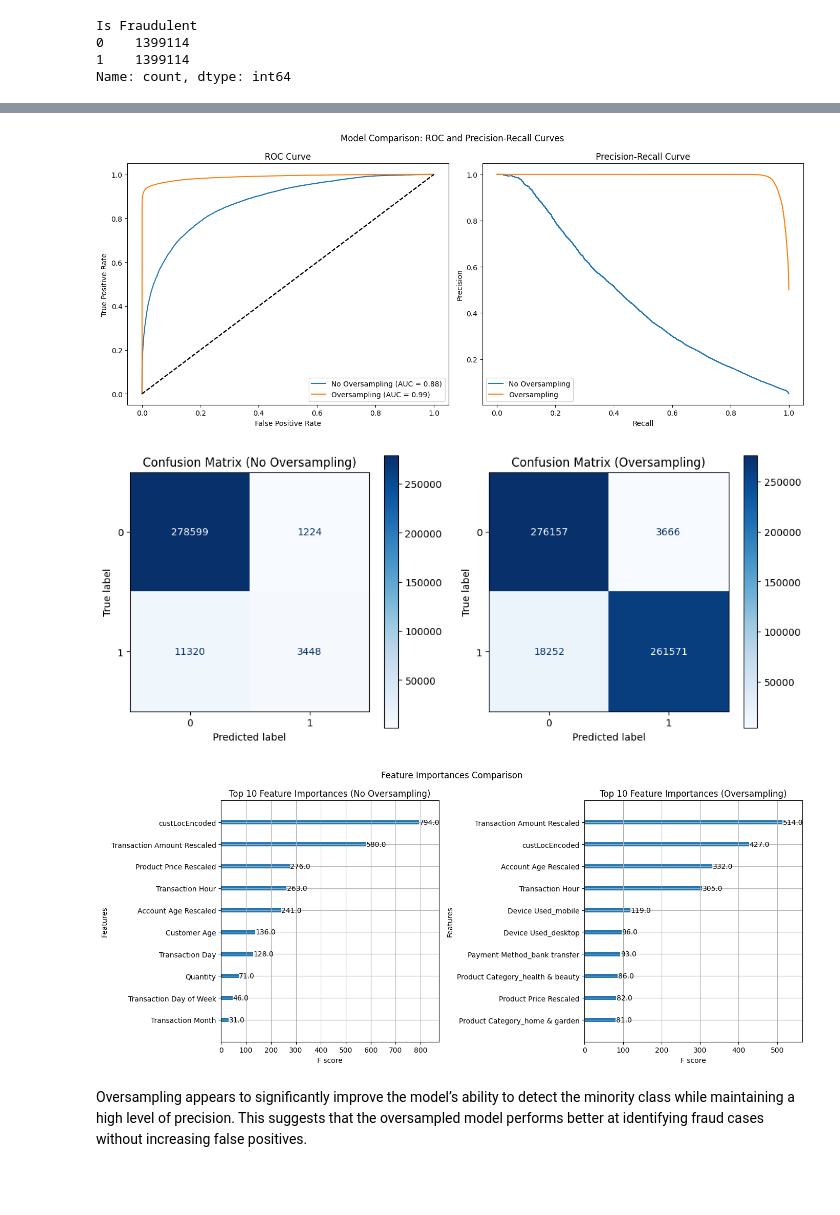
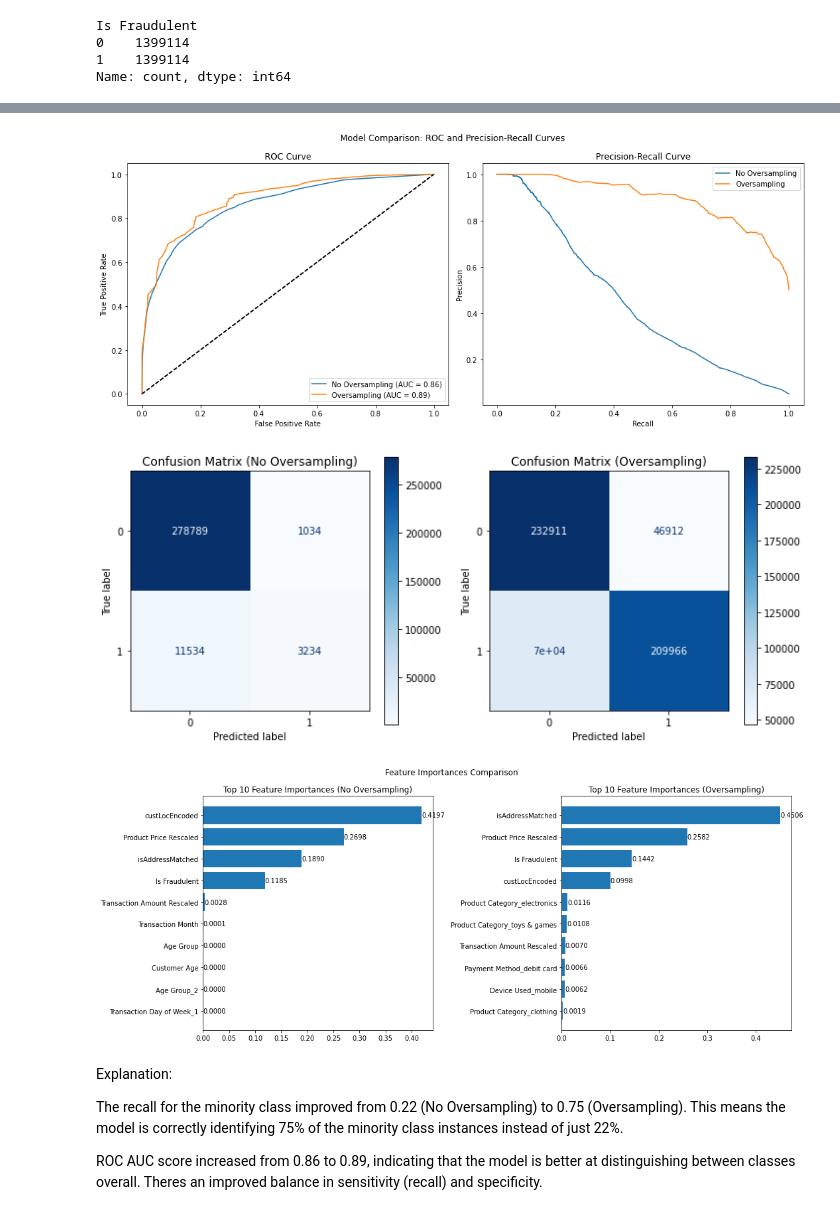
Before and after one commit to shawncch/bt4012_Group28, a Jupyter notebook: randomforest.ipynb, the cells around one changed output, grey strips where cells are left out. Cells and saved outputs as stored; diff of their text form; code cells hidden in the pictures; blank space fills up the shorter version.

```diff
--- a/randomforest.ipynb
+++ b/randomforest.ipynb
@@ -25,3 +11,5 @@ data = pd.read_csv(io.BytesIO(response['Body'].read()))
+# %%
+data = pd.read_csv('/Users/justinlum/Downloads/NUS/AY2425S1/BT4012/Project file/Fraudulent_E-Commerce_Transaction_Data.csv')
 # %% [markdown]
 **Data Overview**
 # %%
@@ -405,13 +397,15 @@ ROC AUC Score: 0.8760667567747681
 # %%
 # model with oversampling
 
-model_oversampled = xgb.XGBClassifier(
-    n_estimators=100,
-    max_depth=5,
-    learning_rate=0.1,
-    subsample=0.8,
-    colsample_bytree=0.8,
-    random_state=42
+model_oversampled = RandomForestClassifier(
+    n_estimators=50,
+    max_depth=5,           # Limit tree depth
+    max_features=0.8,      # Reduce features for splits
+    bootstrap=True,        # Enable bootstrapping
+    random_state=42,       # Reproducibility
+    n_jobs=-1,             # Use all CPU cores
+    min_samples_split=10,  # Larger splits to reduce depth
+    min_samples_leaf=5     # Fewer leaves for faster runtime
 )
 model_oversampled.fit(X_train_oversampled, y_train_oversampled)
 
@@ -475,40 +469,76 @@ plot_precision_recall_curve(axes[1], y_test, y_pred_proba, "No Oversampling")
 plot_precision_recall_curve(axes[1], y_test_oversampled, y_pred_proba_oversampled, "Oversampling")
 axes[1].legend()
 
 plt.suptitle("Model Comparison: ROC and Precision-Recall Curves")
 plt.tight_layout()
 plt.show()
 
 # Confusion Matrix Heatmaps
 fig, axes = plt.subplots(1, 2, figsize=(12, 5))
 
 # No Oversampling
 ConfusionMatrixDisplay.from_predictions(y_test, y_pred, ax=axes[0], cmap="Blues")
 axes[0].set_title("Confusion Matrix (No Oversampling)")
 
 # Oversampling
 ConfusionMatrixDisplay.from_predictions(y_test_oversampled, y_pred_oversampled, ax=axes[1], cmap="Blues")
 axes[1].set_title("Confusion Matrix (Oversampling)")
 
 plt.show()
 
-# Feature Importance Plot
-fig, axes = plt.subplots(1, 2, figsize=(14, 6))
+#PLOT FEATURE IMPORTANCE
+
+# Feature names from final_data
+feature_names = final_data.columns
 
 # Feature importance for No Oversampling
-xgb.plot_importance(model, ax=axes[0], max_num_features=10)
-axes[0].set_title("Top 10 Feature Importances (No Oversampling)")
+feature_importance_no_os = model.feature_importances_
+sorted_idx_no_os = np.argsort(feature_importance_no_os)[::-1]  # Sort indices by importance
+top_features_no_os = [(feature_names[i], feature_importance_no_os[i]) for i in sorted_idx_no_os[:10]]
 
 # Feature importance for Oversampling
-xgb.plot_importance(model_oversampled, ax=axes[1], max_num_features=10)
+feature_importance_os = model_oversampled.feature_importances_
+sorted_idx_os = np.argsort(feature_importance_os)[::-1]  # Sort indices by importance
+top_features_os = [(feature_names[i], feature_importance_os[i]) for i in sorted_idx_os[:10]]
+
+# Plotting
+fig, axes = plt.subplots(1, 2, figsize=(15, 6))
+
+# Top 10 Feature Importances for No Oversampling
+axes[0].barh(
+    [name for name, _ in top_features_no_os],
+    [score for _, score in top_features_no_os]
+)
+axes[0].set_title("Top 10 Feature Importances (No Oversampling)")
+axes[0].invert_yaxis()  # To have the highest importance on top
+
+# Annotate the bars with importance scores
+for i, (name, score) in enumerate(top_features_no_os):
+    axes[0].text(score, i, f"{score:.4f}", va='center')
+
+# Top 10 Feature Importances for Oversampling
+axes[1].barh(
+    [name for name, _ in top_features_os],
+    [score for _, score in top_features_os]
+)
 axes[1].set_title("Top 10 Feature Importances (Oversampling)")
+axes[1].invert_yaxis()
 
+# Annotate the bars with importance scores
+for i, (name, score) in enumerate(top_features_os):
+    axes[1].text(score, i, f"{score:.4f}", va='center')
+
+# Overall Title and Layout
 plt.suptitle("Feature Importances Comparison")
 plt.tight_layout()
 plt.show()
 # %% [output]
-[figure, old version]
+[figure, new version]
-[figure, old version]
+[figure, new version]
-[figure, old version]
+[figure, new version]
-# %% [markdown]
-Oversampling appears to significantly improve the model’s ability to detect the minority class while maintaining a high level of precision. This suggests that the oversampled model performs better at identifying fraud cases without increasing false positives.
+# %% [markdown]
+Explanation:
+
+The recall for the minority class improved from 0.22 (No Oversampling) to 0.75 (Oversampling). This means the model is correctly identifying 75% of the minority class instances instead of just 22%.
+
+ROC AUC score increased from 0.86 to 0.89, indicating that the model is better at distinguishing between classes overall. Theres an improved balance in sensitivity (recall) and specificity.
```
Also changed, not shown: parts of 11 cells of this notebook.
